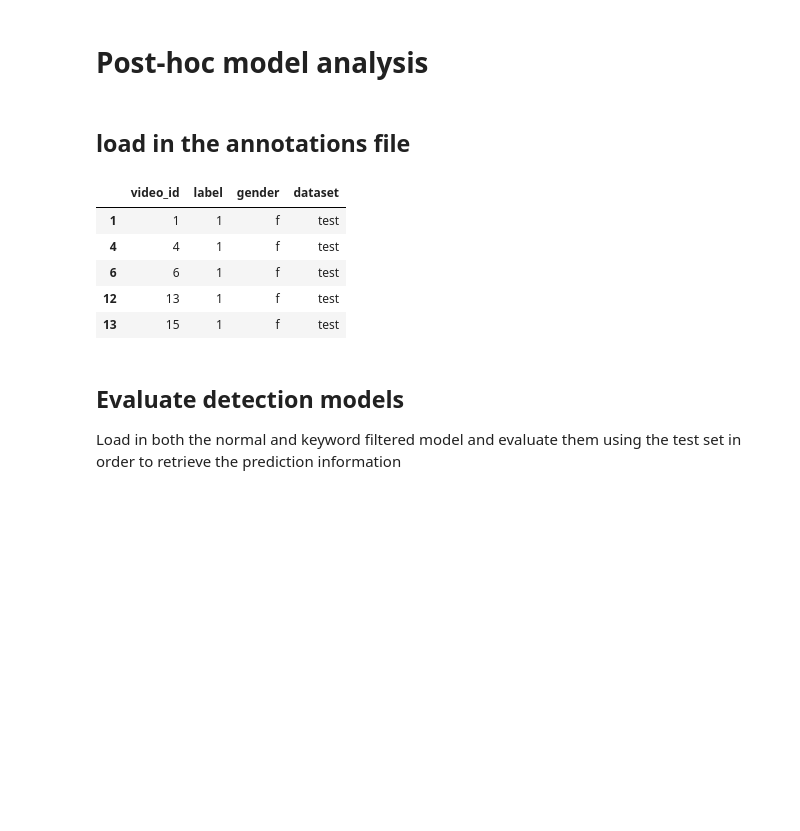
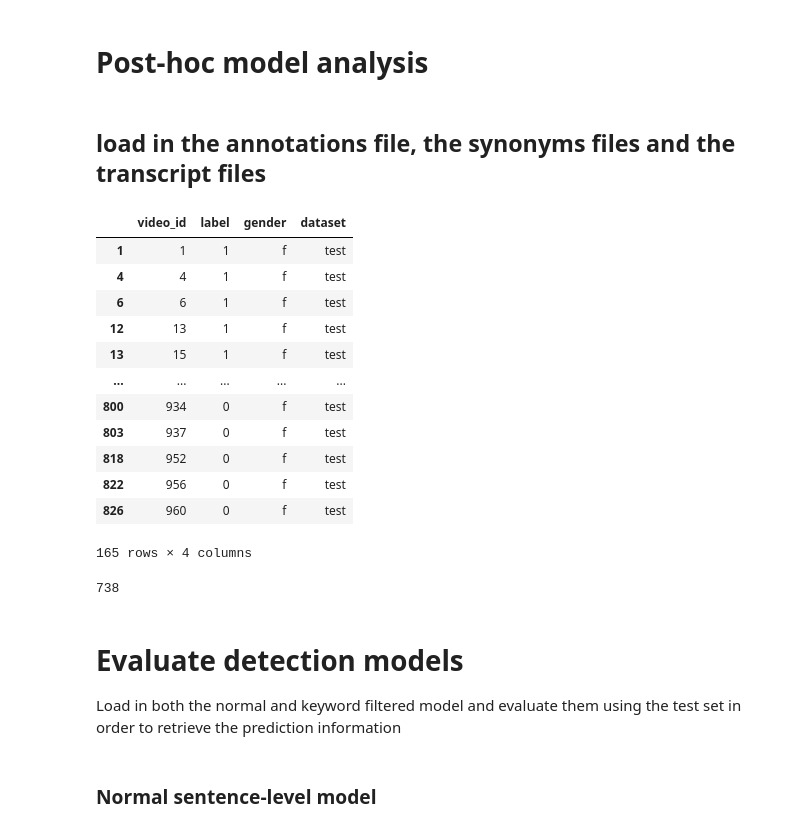
Before and after one commit to StanMey/Master_thesis_DVlog, a Jupyter notebook: notebooks/post-hoc_analysis.ipynb, the cells around one changed output. Saved outputs shown, nothing was run; the diff lists cells and outputs as text; code cells hidden in the pictures; blank space fills up the shorter version.

```diff
--- a/notebooks/post-hoc_analysis.ipynb
+++ b/notebooks/post-hoc_analysis.ipynb
@@ -20,21 +27,46 @@ from DVlog.utils.dataloaders import MultimodalEmbeddingsDataset
 from DVlog.utils.metrics import calculate_performance_measures, calculate_gender_performance_measures
 from DVlog.utils.util import ConfigDict, validate_config, process_config, set_seed
 # %% [markdown]
-## load in the annotations file
+## load in the annotations file, the synonyms files and the transcript files
 # %%
 text_dir = Path(r"../data/dvlog_text")
 annotations_file = Path(r"../DVlog/dataset/dvlog_labels_v2.csv")
 # %%
 # load in the annotation labels
 df_annotations = pd.read_csv(annotations_file)
 
 # select the test set
 df_annotations = df_annotations[df_annotations["dataset"] == "test"]
-df_annotations.head()
+df_annotations
 # %% [output]
 |  | video_id | label | gender | dataset |
 | 1 | 1 | 1 | f | test |
 | 4 | 4 | 1 | f | test |
 | 6 | 6 | 1 | f | test |
 | 12 | 13 | 1 | f | test |
 | 13 | 15 | 1 | f | test |
+| ... | ... | ... | ... | ... |
+| 800 | 934 | 0 | f | test |
+| 803 | 937 | 0 | f | test |
+| 818 | 952 | 0 | f | test |
+| 822 | 956 | 0 | f | test |
+| 826 | 960 | 0 | f | test |
+165 rows × 4 columns
+# %%
+# load in the synonym keywords
+depr_synonyms_file1 = Path(r"../data/depression_synonyms_gizem.json")
+depr_synonyms_file2 = Path(r"../data/depression_synonyms_paper.json")
+
+# load in the files and combine them into a single list with keywords
+with open(depr_synonyms_file1) as current_file:
+    depri_synonyms = list(json.loads(current_file.read()).get("depression"))
+
+with open(depr_synonyms_file2) as current_file:
+    depri2 = list(json.loads(current_file.read()).get("depression"))
+
+# combine them and remove duplicates
+depri_synonyms.extend(depri2)
+depri_synonyms = list(set(depri_synonyms))
+len(depri_synonyms)
+# %% [output]
+738
@@ -41,10 +92,12 @@ df_annotations.head()
 # %% [markdown]
-## Evaluate detection models
+# Evaluate detection models
 Load in both the normal and keyword filtered model and evaluate them using the test set in order to retrieve the prediction information
 # %%
 models_path = Path(r"../DVlog/trained_models")
 normal_model_config = Path(r"../DVlog/model_configs/unimodal/unimodal_mpnet_sent_normal.cfg")
 keyw_removed_model_config = Path(r"../DVlog/model_configs/unimodal/unimodal_mpnet_sent_keyw.cfg")
+# %% [markdown]
+### Normal sentence-level model
 # %%
 # load in the first config dict and evaluate the normal model
 config = Config().from_disk(normal_model_config)
```
Also changed, not shown: parts of 27 cells of this notebook.
